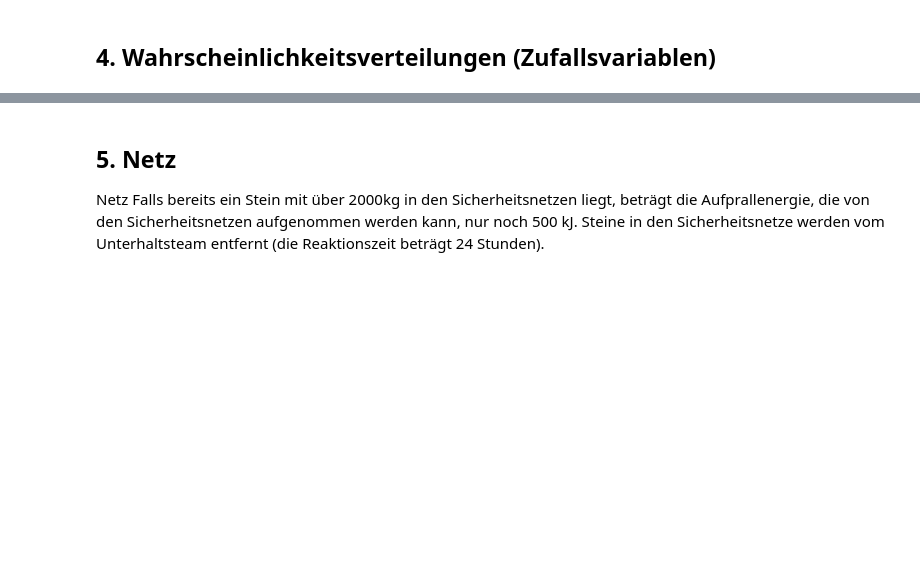
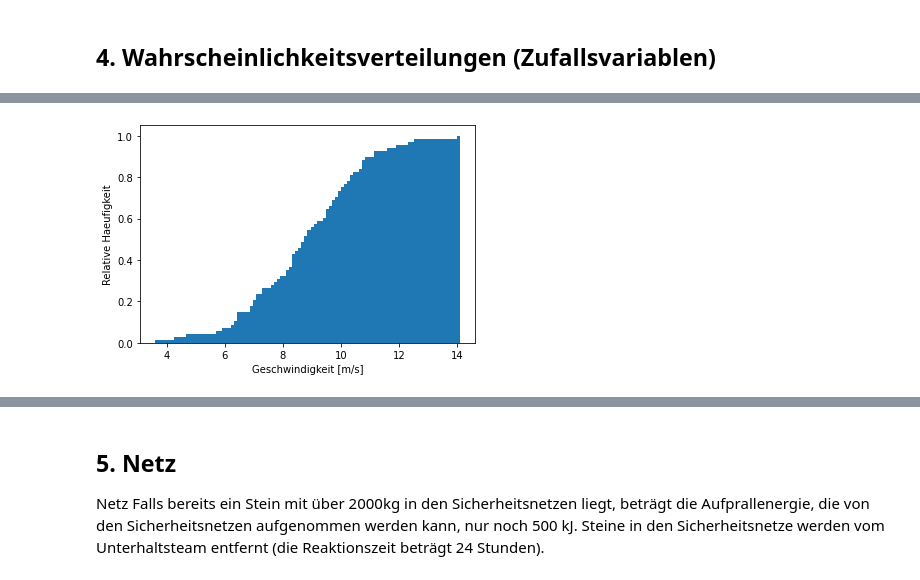
Before and after one commit to 7ben18/FHNW_Steinschlagrisiko, a Jupyter notebook: FHNW_Steinschlagrisiko.ipynb, the cells around one changed output, grey strips where cells are left out. Saved outputs shown, nothing was run; the diff lists cells and outputs as text; code cells hidden in the pictures; blank space fills up the shorter version.

```diff
--- a/FHNW_Steinschlagrisiko.ipynb
+++ b/FHNW_Steinschlagrisiko.ipynb
@@ -346,0 +369,6 @@ Ablösungszone 2: 66.3
+# %%
+plt.hist(df1['Geschwindigkeit [m/s]'], cumulative=True, density=True, bins=100)
+plt.ylabel("Relative Haeufigkeit")
+plt.xlabel('Geschwindigkeit [m/s]');
+# %% [output]
+[figure, added]
```
Also changed, not shown: parts of 8 cells of this notebook.
